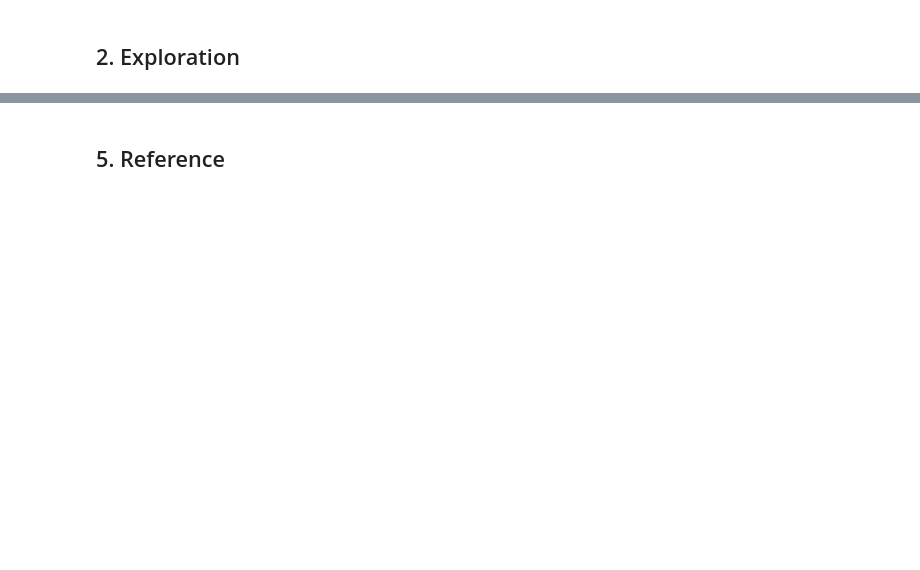
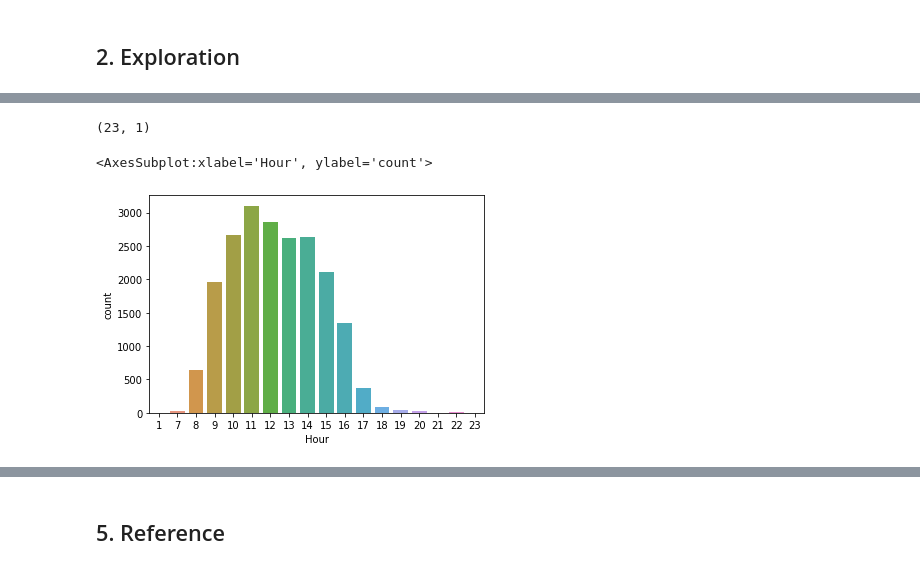
Before and after one commit to chenni0531/data-bakery-transaction, a Jupyter notebook: 1_Bakery Transaction - EDA.ipynb, the cells around one changed output, grey strips where cells are left out. Saved outputs shown, nothing was run; the diff lists cells and outputs as text; code cells hidden in the pictures; blank space fills up the shorter version.

```diff
--- a/1_Bakery Transaction - EDA.ipynb
+++ b/1_Bakery Transaction - EDA.ipynb
@@ -133,0 +199,3 @@ bakery[bakery['Item'] == 'NONE']
+# %%
+bakery['Hour'] = bakery['Date_Time'].dt.hour
+bakery.head()
@@ -133,0 +209,9 @@ bakery[bakery['Item'] == 'NONE']
+# %%
+bakery['Hour'].max(), bakery['Hour'].min()
+# %% [output]
+(23, 1)
+# %%
+sns.countplot(x = 'Hour', data = bakery)
+# %% [output]
+<AxesSubplot:xlabel='Hour', ylabel='count'>
+[figure, added]
```
Also changed, not shown: parts of 54 cells of this notebook.
